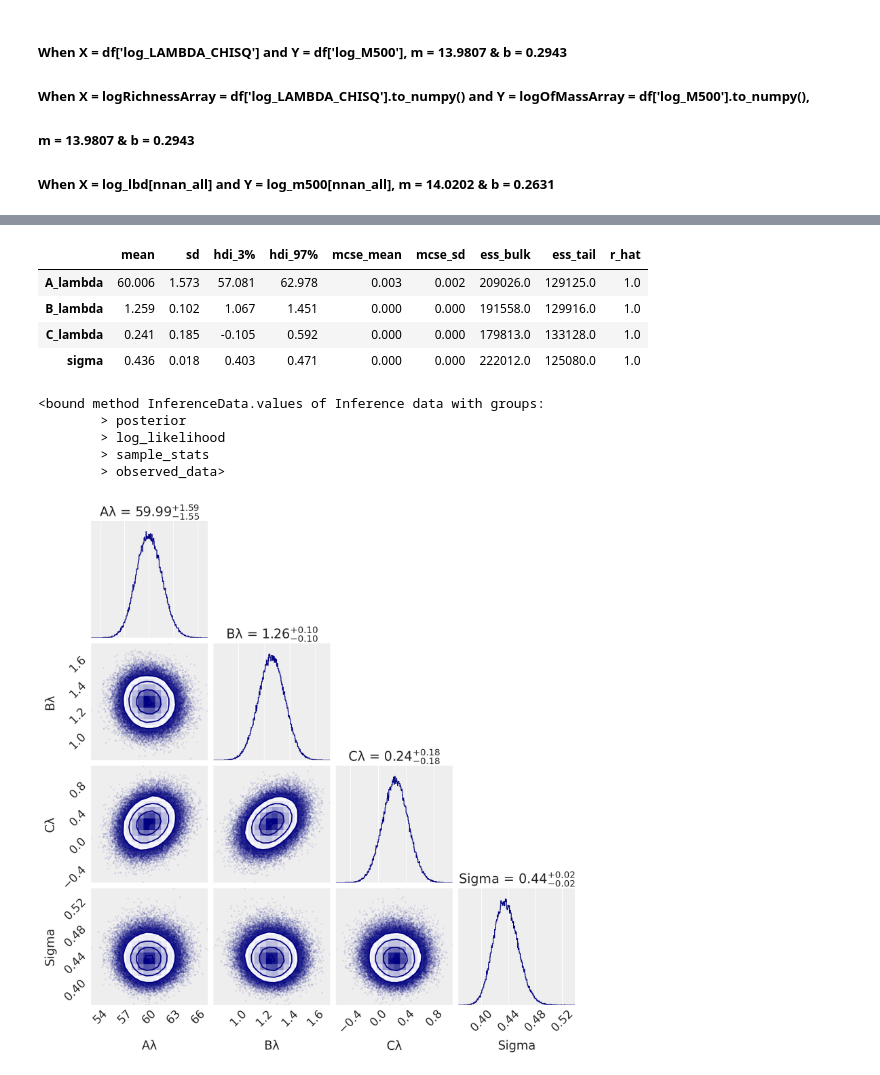
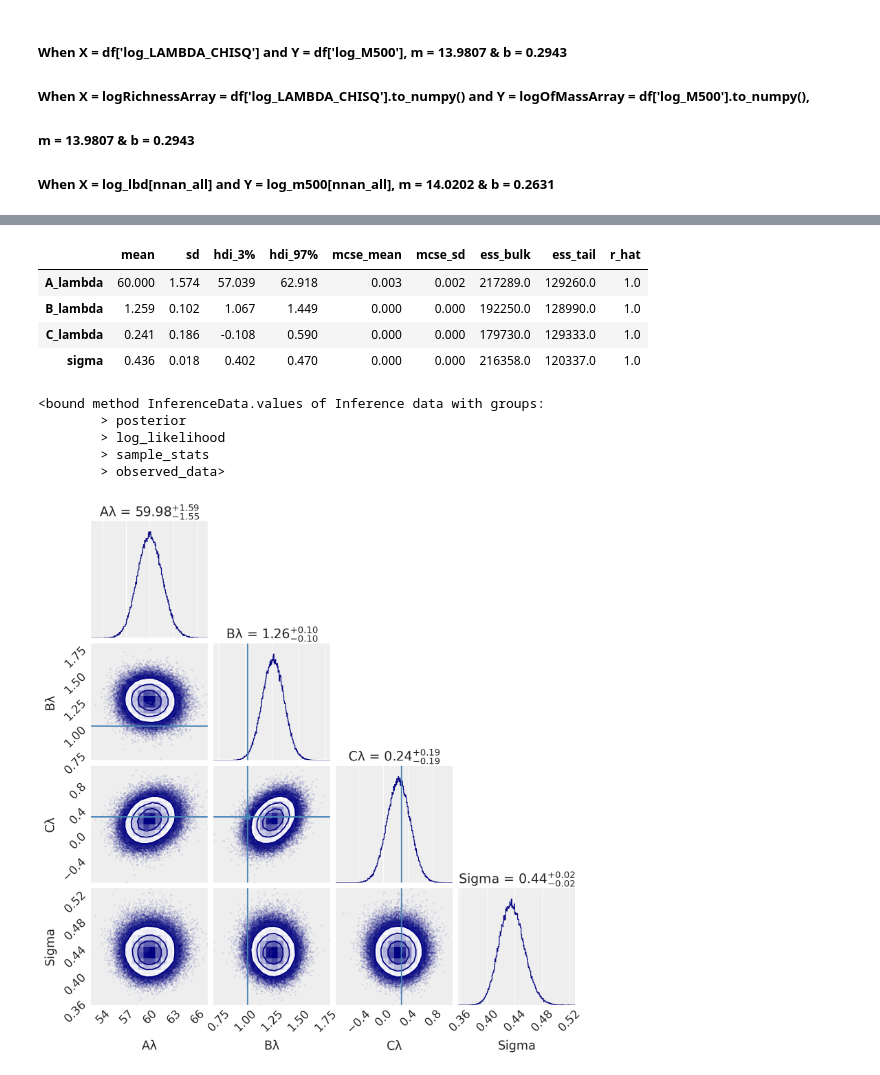
Before and after one commit to allenpinjic/mustar-project, a Jupyter notebook: notebook/MCMC_Model.ipynb, the cells around one changed output, grey strips where cells are left out. Cells and saved outputs as stored; diff of their text form; code cells hidden in the pictures.

Commit message:
Further updated the model to include a comparison of already-known parameters

```diff
--- a/notebook/MCMC_Model.ipynb
+++ b/notebook/MCMC_Model.ipynb
@@ -180,9 +181,9 @@ with pm.Model() as model:  # model specifications in PyMC3 are wrapped in a with
     # Find out info regarding sigma parameters (beta?)
 
     sigma = pm.HalfCauchy("sigma", beta=10, testval=1.0)
-    A_lambda = pm.Normal("A_lambda", 76.9, sigma=(8.2*3))
-    B_lambda = pm.Normal("B_lambda", 1.020, sigma=(0.080*3))
-    C_lambda = pm.Normal("C_lambda", 0.29, sigma=(0.27*3))
+    A_lambda = pm.Normal("A_lambda", mu=76.9, sigma=(8.2*3))
+    B_lambda = pm.Normal("B_lambda", mu=1.020, sigma=(0.080*3))
+    C_lambda = pm.Normal("C_lambda", mu=0.29, sigma=(0.27*3))
 
     # Define likelihood
     equation = (np.log(A_lambda) + (B_lambda)*(np.log((m500[nnan_all])/(3e14))) + (C_lambda)*(np.log((E(z[nnan_all]))/(E(0.6)))))
@@ -206,10 +211,10 @@ az.plot_trace(trace, figsize=(10, 7));
 az.summary(trace)
 # %% [output]
 |  | mean | sd | hdi_3% | hdi_97% | mcse_mean | mcse_sd | ess_bulk | ess_tail | r_hat |
-| A_lambda | 60.006 | 1.573 | 57.081 | 62.978 | 0.003 | 0.002 | 209026.0 | 129125.0 | 1.0 |
-| B_lambda | 1.259 | 0.102 | 1.067 | 1.451 | 0.000 | 0.000 | 191558.0 | 129916.0 | 1.0 |
-| C_lambda | 0.241 | 0.185 | -0.105 | 0.592 | 0.000 | 0.000 | 179813.0 | 133128.0 | 1.0 |
-| sigma | 0.436 | 0.018 | 0.403 | 0.471 | 0.000 | 0.000 | 222012.0 | 125080.0 | 1.0 |
+| A_lambda | 60.000 | 1.574 | 57.039 | 62.918 | 0.003 | 0.002 | 217289.0 | 129260.0 | 1.0 |
+| B_lambda | 1.259 | 0.102 | 1.067 | 1.449 | 0.000 | 0.000 | 192250.0 | 128990.0 | 1.0 |
+| C_lambda | 0.241 | 0.186 | -0.108 | 0.590 | 0.000 | 0.000 | 179730.0 | 129333.0 | 1.0 |
+| sigma | 0.436 | 0.018 | 0.402 | 0.470 | 0.000 | 0.000 | 216358.0 | 120337.0 | 1.0 |
 # %%
 trace.values
 # %% [output]
@@ -221,28 +226,29 @@ trace.values
 # %%
 import corner
 
-#(UNNECESSARY TO USE)
-# Settings from a linear regression graph
-#m_true = 0.321
-#b_true = 13.981
-#f_true = -3.401
+# The truth values below represent the mean value of each prior
+# with which we could compare the model that is generated
+A_lambda_true = 76.9
+B_lambda_true = 1.020
+C_lambda_true = 0.29
+sigma_true = 0.23
 # truths=[m_true, b_true, np.log(f_true)] ( in corner.corner() )
 
 #----------------------------------------------------------------
 
 # ALTERNATE VERSIONS
 #_ = corner.corner(
 #    trace,
 #    truths=dict(m=m_true, b=b_true, logs=f_true),
 #)
 
 #fig = corner.corner(
 #    flat_samples, labels=labels, truths=[m_true, b_true, np.log(f_true)]
 #);
 
 
 fig = corner.corner(
     trace, labels=[r"Aλ", r"Bλ", r"Cλ", r"Sigma"],  show_titles = True, divergences=True,
-    color='navy', hist_bin_factor = 15);
+    color='navy', hist_bin_factor = 15, truths=[A_lambda_true, B_lambda_true, C_lambda_true, sigma_true]);
 # %% [output]
-[figure, old version]
+[figure, new version]
```
Also changed, not shown: parts of 4 cells of this notebook.
